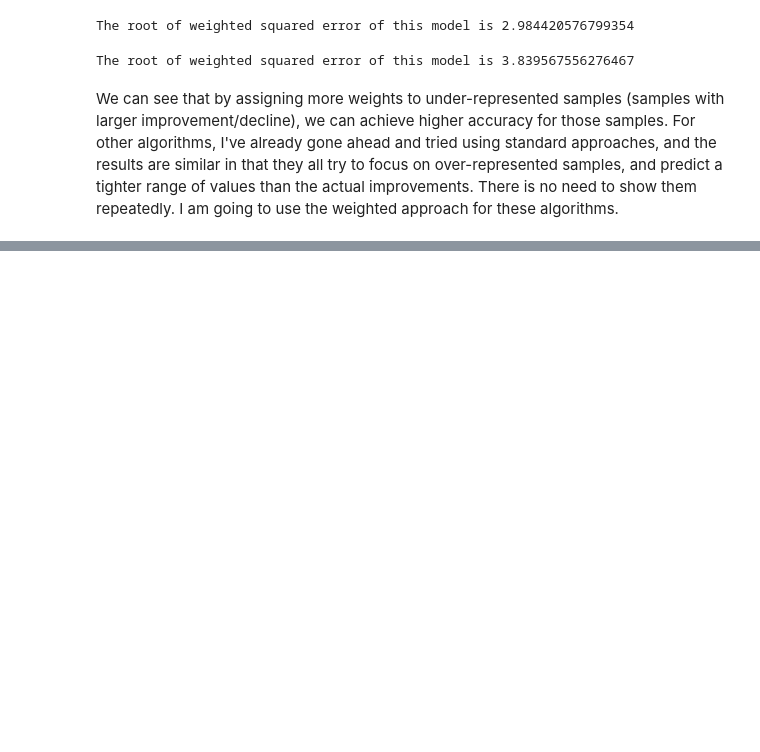
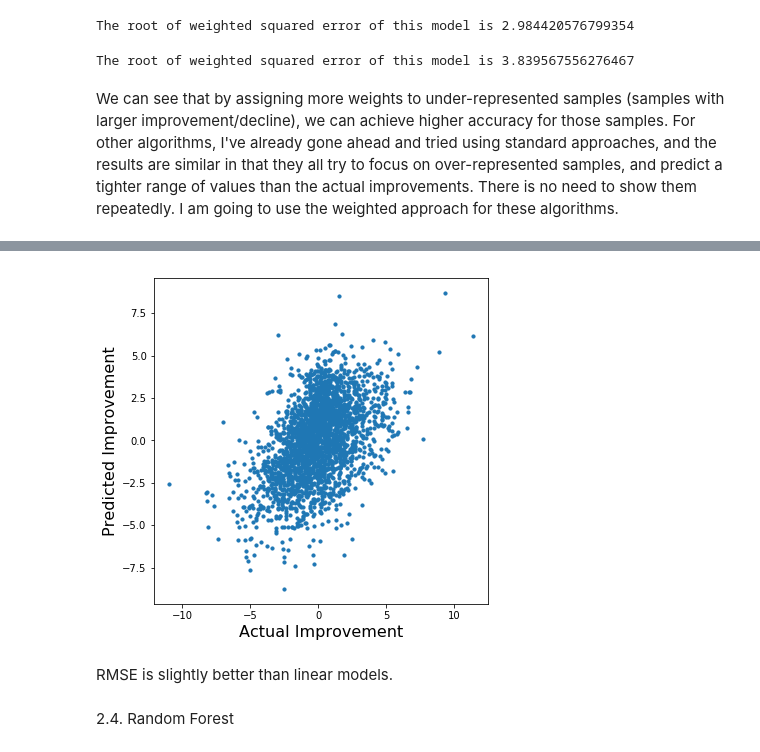
Before and after one commit to DhananjaiGovind1120/NBA-player-improvement-analysis, a Jupyter notebook: Seminar Project On NBA Player Improvement.ipynb, the cells around one changed output, grey strips where cells are left out. Drawn from its saved outputs; the diff is of its cells as text; code cells hidden in the pictures; blank space fills up the shorter version.

```diff
--- a/Seminar Project On NBA Player Improvement.ipynb
+++ b/Seminar Project On NBA Player Improvement.ipynb
@@ -285,0 +334,8 @@ We can see that by assigning more weights to under-represented samples (samples
+# %%
+plot_predict_true(ytest, ypred)
+# %% [output]
+[figure, added]
+# %% [markdown]
+RMSE is slightly better than linear models.
+# %% [markdown]
+2.4. Random Forest
```
Also changed, not shown: parts of 40 cells of this notebook.
